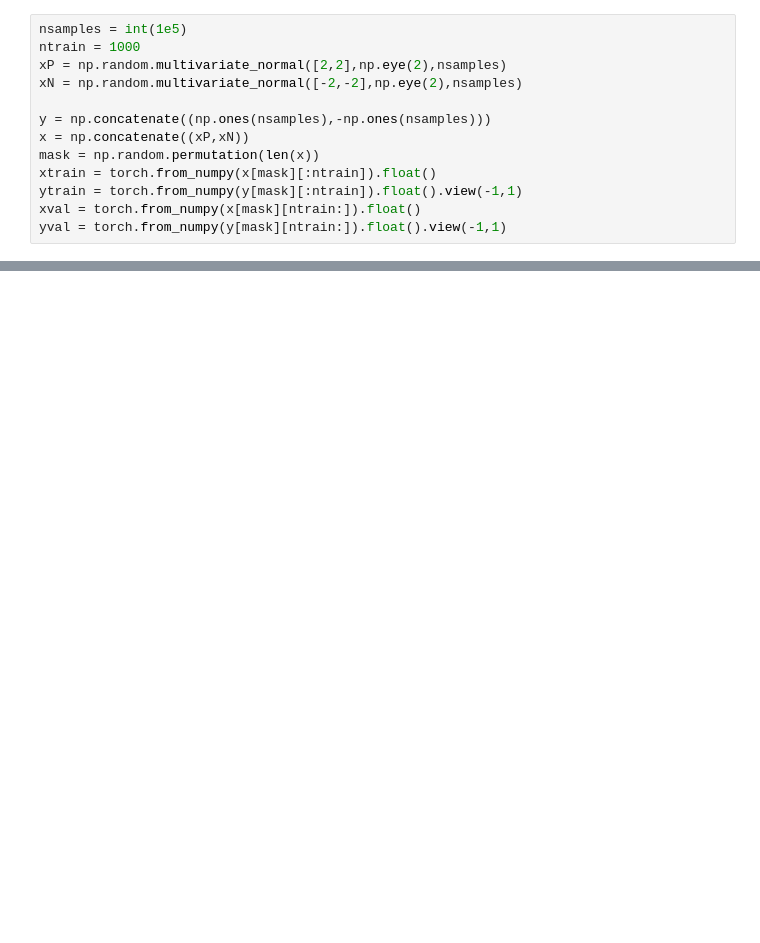
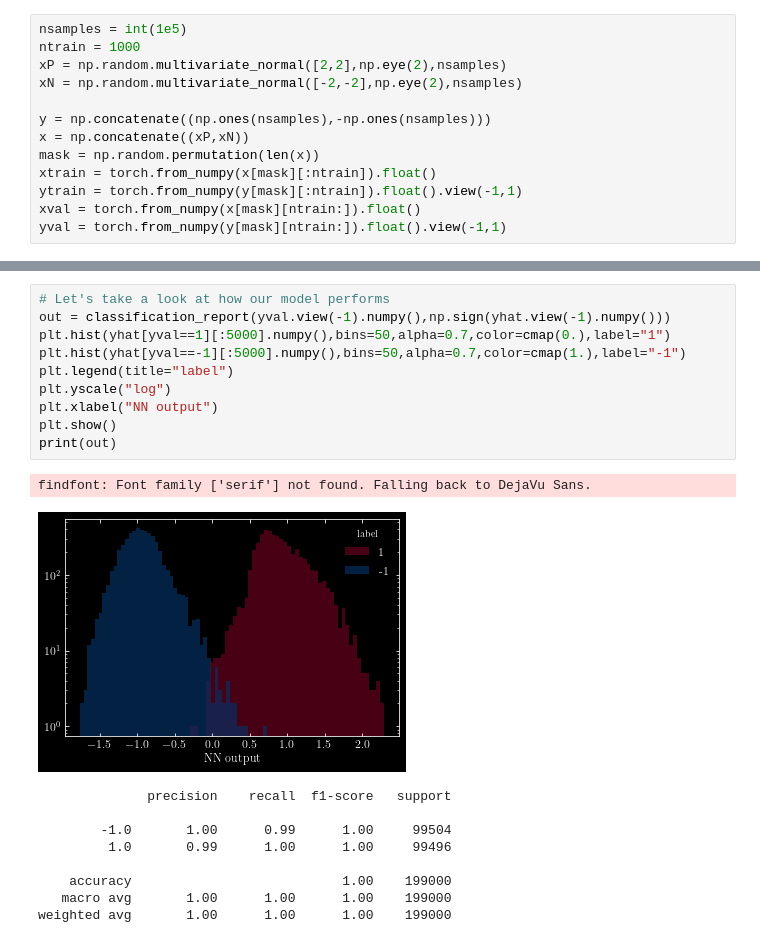
Before and after one commit to okitouni/Learning-symmetries, a Jupyter notebook: ToyProblem.ipynb, the cells around one changed output, grey strips where cells are left out. Drawn from its saved outputs; the diff is of its cells as text; blank space fills up the shorter version.

```diff
--- a/ToyProblem.ipynb
+++ b/ToyProblem.ipynb
@@ -70,0 +87,21 @@ plt.show()
+# %%
+# Let's take a look at how our model performs
+out = classification_report(yval.view(-1).numpy(),np.sign(yhat.view(-1).numpy()))
+plt.hist(yhat[yval==1][:5000].numpy(),bins=50,alpha=0.7,color=cmap(0.),label="1")
+plt.hist(yhat[yval==-1][:5000].numpy(),bins=50,alpha=0.7,color=cmap(1.),label="-1")
+plt.legend(title="label")
+plt.yscale("log")
+plt.xlabel("NN output")
+plt.show()
+print(out)
+# %% [output]
+findfont: Font family ['serif'] not found. Falling back to DejaVu Sans.
+[figure, added]
+              precision    recall  f1-score   support
+
+        -1.0       1.00      0.99      1.00     99504
+         1.0       0.99      1.00      1.00     99496
+
+    accuracy                           1.00    199000
+   macro avg       1.00      1.00      1.00    199000
+weighted avg       1.00      1.00      1.00    199000
```
Also changed, not shown: parts of 11 cells of this notebook.
